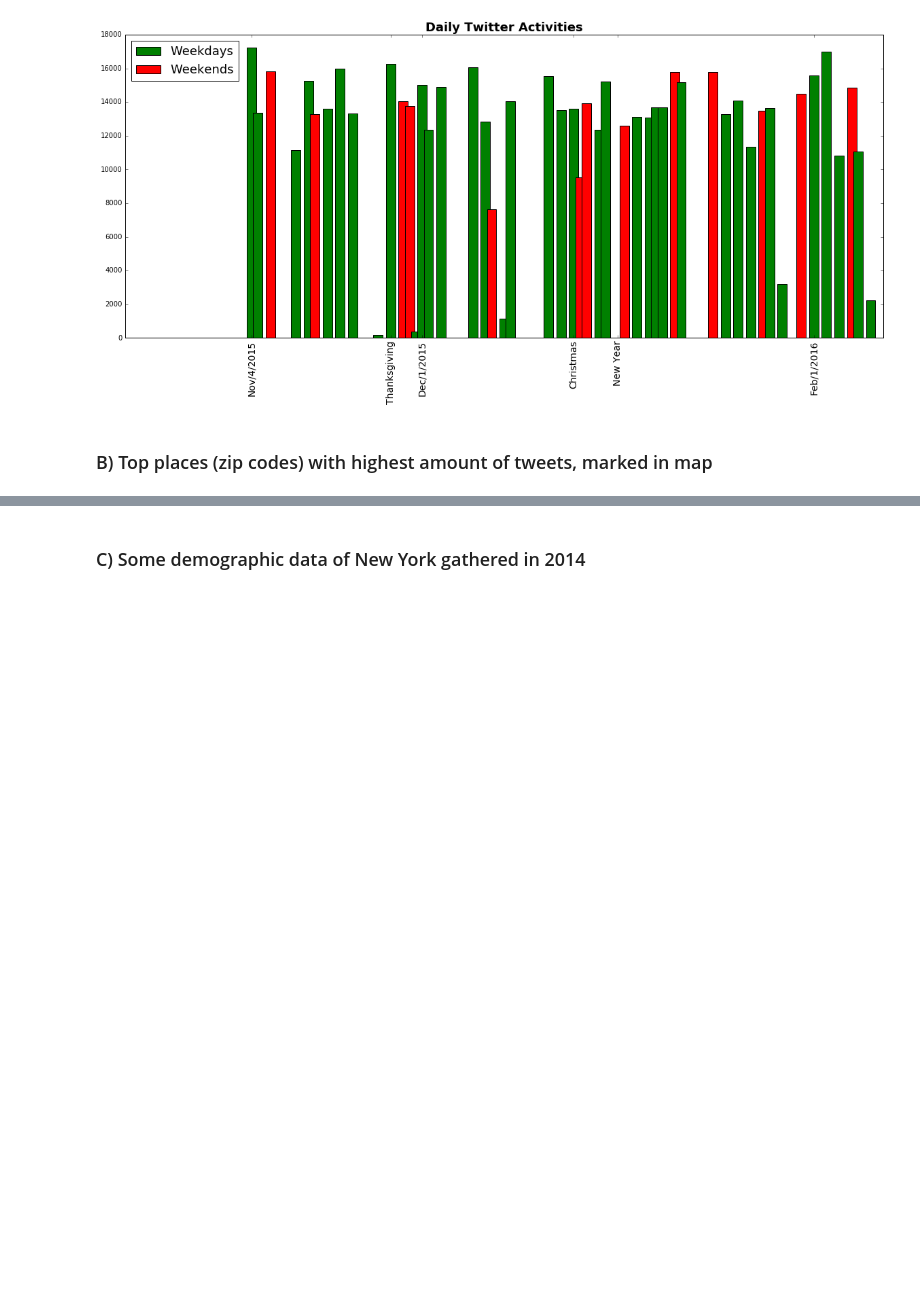
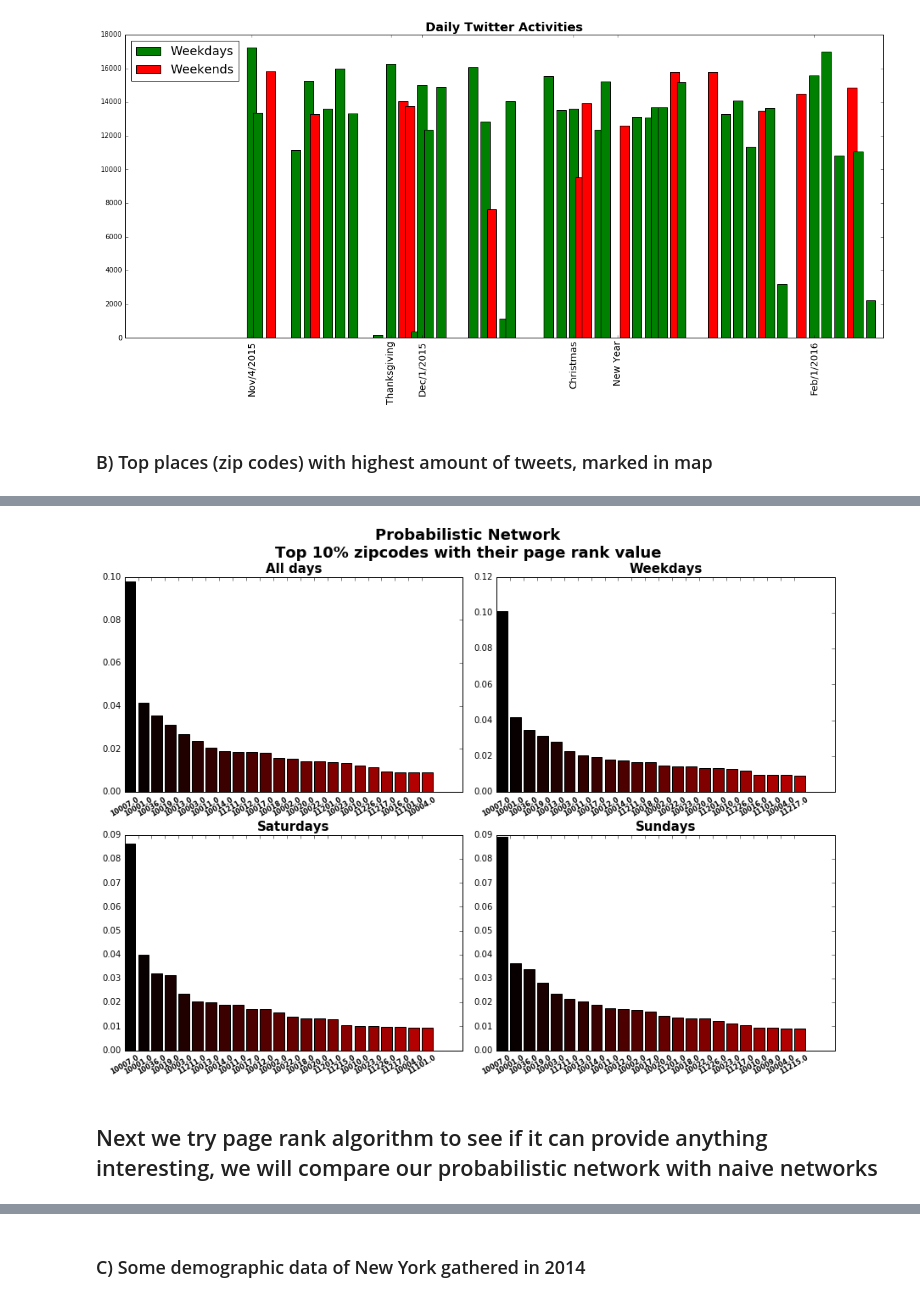
Before and after one commit to Fomyther/NYC-Twitter-Activities, a Jupyter notebook: Pro1_CQ_W6_e1.ipynb, the cells around one changed output, grey strips where cells are left out. Drawn from its saved outputs; the diff is of its cells as text; code cells hidden in the pictures; blank space fills up the shorter version.

```diff
--- a/Pro1_CQ_W6_e1.ipynb
+++ b/Pro1_CQ_W6_e1.ipynb
@@ -354,0 +357,9 @@ for i in range(4):
+# %%
+fig5 = plt.figure(num = 5, figsize = (15,10))
+plt.suptitle('Probabilistic Network\nTop %d%% zipcodes with their page rank value'%TopPercent, fontweight="bold", size=18)
+for i in range(4):
+    TopZipProb[i] = TopZipCode(fig5, PR2[i], i, Top)
+# %% [output]
+[figure, added]
+# %% [markdown]
+## Next we try page rank algorithm to see if it can provide anything interesting, we will compare our probabilistic network with naive networks
```
Also changed, not shown: parts of 33 cells of this notebook.
